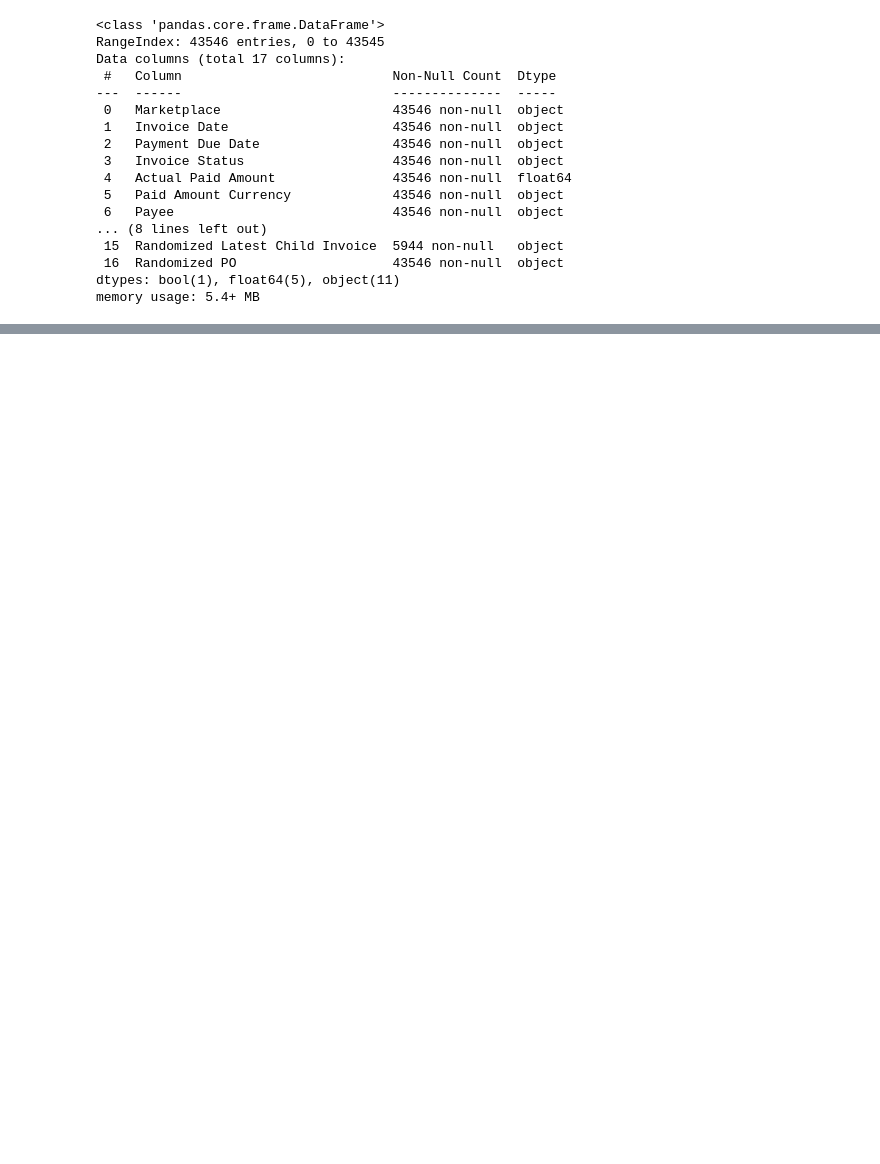
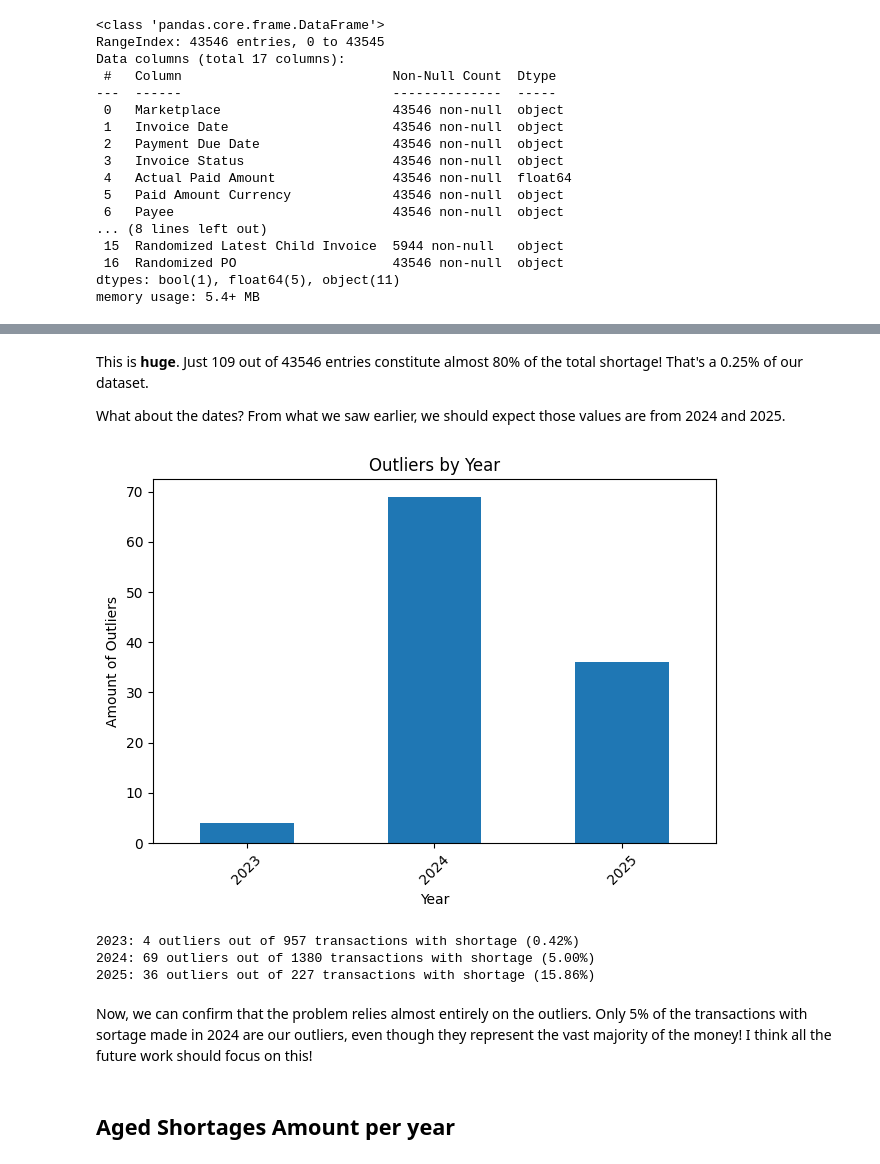
Before and after one commit to gabichulas/paired_assessment, a Jupyter notebook: main.ipynb, the cells around one changed output, grey strips where cells are left out. Drawn from its saved outputs; the diff is of its cells as text; code cells hidden in the pictures; blank space fills up the shorter version.

Commit message:
almost done :) !

```diff
--- a/main.ipynb
+++ b/main.ipynb
@@ -27,0 +263,30 @@ memory usage: 5.4+ MB
+# %% [markdown]
+This is **huge**. Just 109 out of 43546 entries constitute almost 80% of the total shortage! That's a 0.25% of our dataset.
+
+What about the dates? From what we saw earlier, we should expect those values are from 2024 and 2025.
+# %%
+outliers_count = outliers["Payment Due Year"].value_counts().sort_index()
+
+outliers_count.plot(kind='bar')
+plt.xlabel('Year')
+plt.ylabel('Amount of Outliers')
+plt.title('Outliers by Year')
+plt.xticks(rotation=45)
+plt.tight_layout()
+plt.show()
+
+for year in outliers_count.index:
+    year_with_shortage = df[(df["Payment Due Year"] == year) & (df["Quantity Variance Amount"] > 0)]
+    year_shortage_count = len(year_with_shortage)
+    year_outliers = outliers_count[year]
+    percentage = (year_outliers / year_shortage_count) * 100
+    print(f"{year}: {year_outliers} outliers out of {year_shortage_count} transactions with shortage ({percentage:.2f}%)")
+# %% [output]
+[figure, added]
+2023: 4 outliers out of 957 transactions with shortage (0.42%)
+2024: 69 outliers out of 1380 transactions with shortage (5.00%)
+2025: 36 outliers out of 227 transactions with shortage (15.86%)
+# %% [markdown]
+Now, we can confirm that the problem relies almost entirely on the outliers. Only 5% of the transactions with sortage made in 2024 are our outliers, even though they represent the vast majority of the money! I think all the future work should focus on this!
+# %% [markdown]
+## Aged Shortages Amount per year
```
Also changed, not shown: parts of 31 cells of this notebook.
